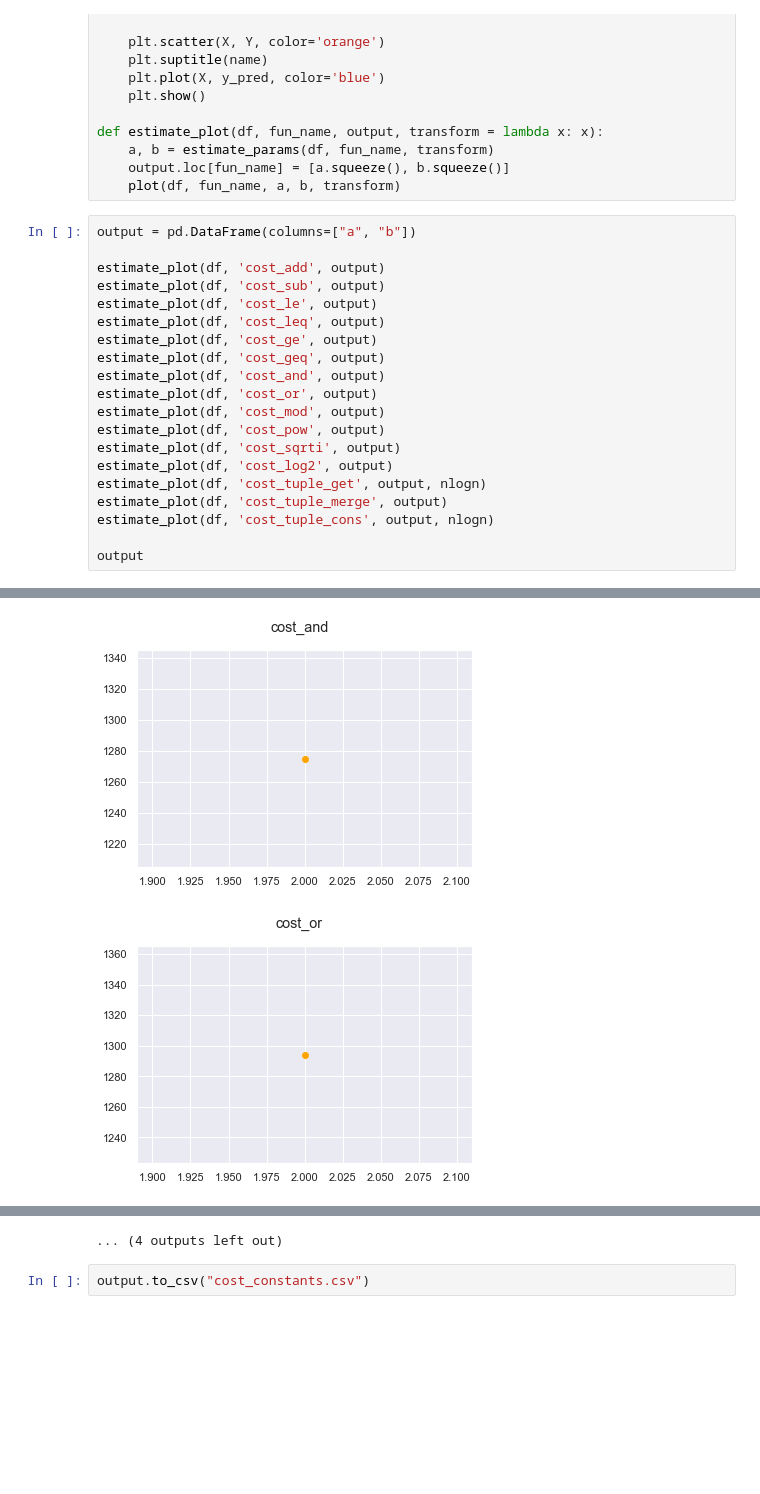
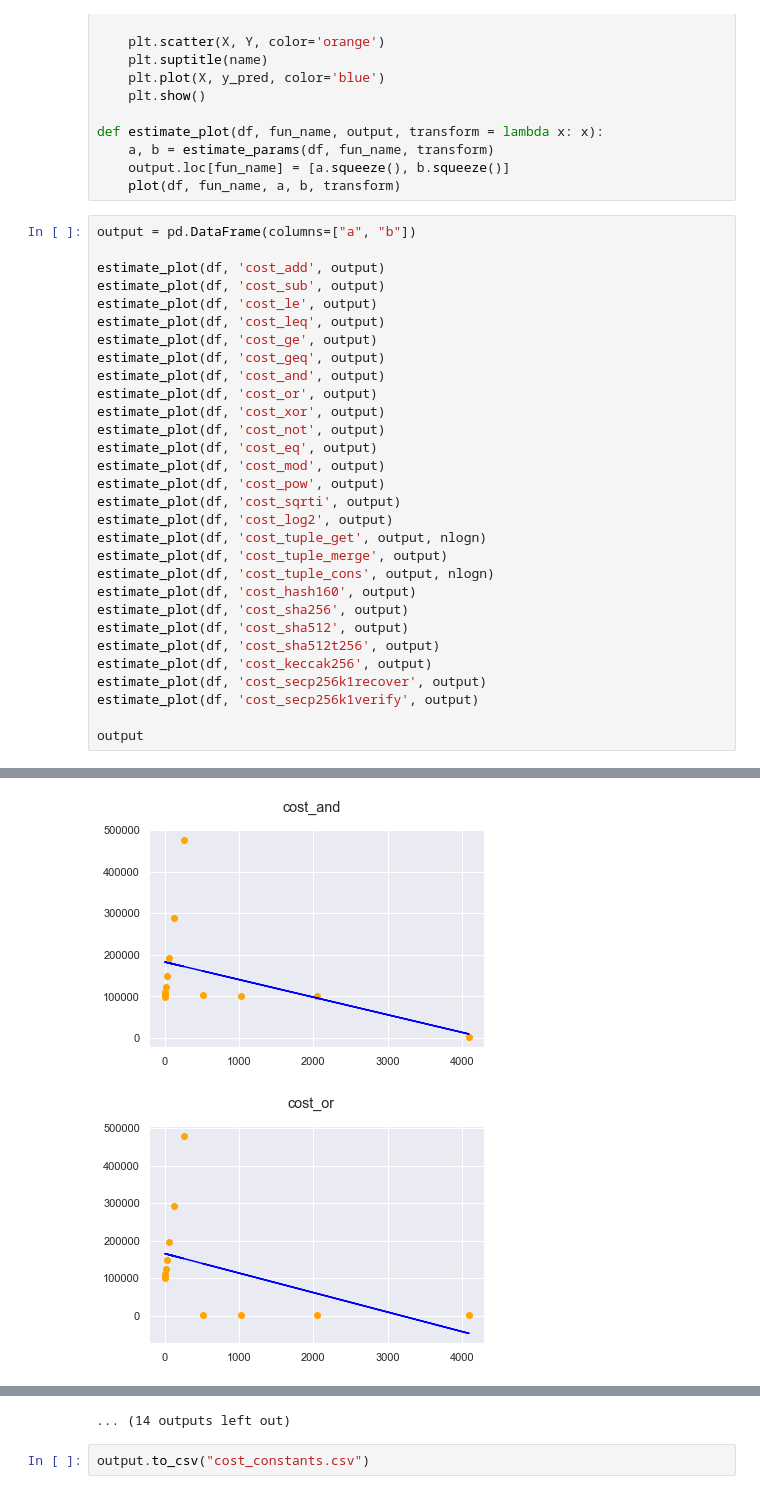
Before and after one commit to stacks-network/clarity-benchmarking, a Jupyter notebook: cost_estimator.ipynb, the cells around one changed output, grey strips where cells are left out. Cells and saved outputs as stored; diff of their text form; blank space fills up the shorter version.

```diff
--- a/cost_estimator.ipynb
+++ b/cost_estimator.ipynb
@@ -101,6 +102,9 @@ estimate_plot(df, 'cost_ge', output)
 estimate_plot(df, 'cost_geq', output)
 estimate_plot(df, 'cost_and', output)
 estimate_plot(df, 'cost_or', output)
+estimate_plot(df, 'cost_xor', output)
+estimate_plot(df, 'cost_not', output)
+estimate_plot(df, 'cost_eq', output)
 estimate_plot(df, 'cost_mod', output)
 estimate_plot(df, 'cost_pow', output)
 estimate_plot(df, 'cost_sqrti', output)
@@ -108,6 +112,13 @@ estimate_plot(df, 'cost_log2', output)
 estimate_plot(df, 'cost_tuple_get', output, nlogn)
 estimate_plot(df, 'cost_tuple_merge', output)
 estimate_plot(df, 'cost_tuple_cons', output, nlogn)
+estimate_plot(df, 'cost_hash160', output)
+estimate_plot(df, 'cost_sha256', output)
+estimate_plot(df, 'cost_sha512', output)
+estimate_plot(df, 'cost_sha512t256', output)
+estimate_plot(df, 'cost_keccak256', output)
+estimate_plot(df, 'cost_secp256k1recover', output)
+estimate_plot(df, 'cost_secp256k1verify', output)
 
 output
 # %% [output]
@@ -120,2 +131,2 @@ output
-[figure, old version]
+[figure, new version]
-[figure, old version]
+[figure, new version]
@@ -126,4 +137,4 @@ output
-... (4 outputs left out)
+... (14 outputs left out)
 # %%
 output.to_csv("cost_constants.csv")
 # %%
```
Also changed, not shown: parts of 2 cells of this notebook, 2 other files.
